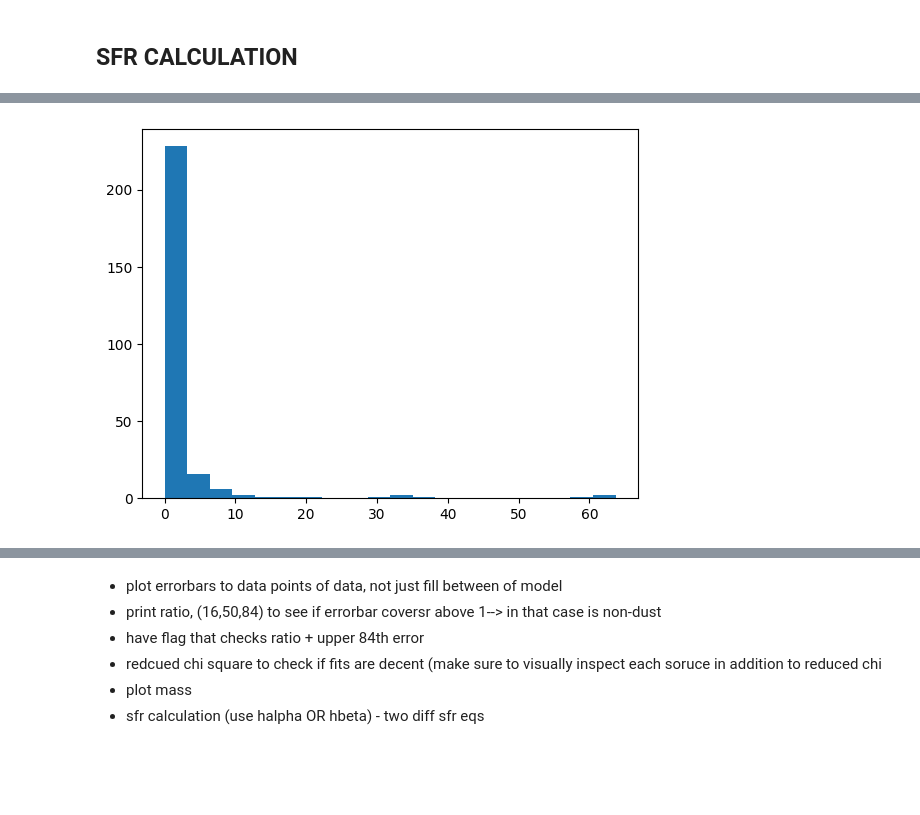
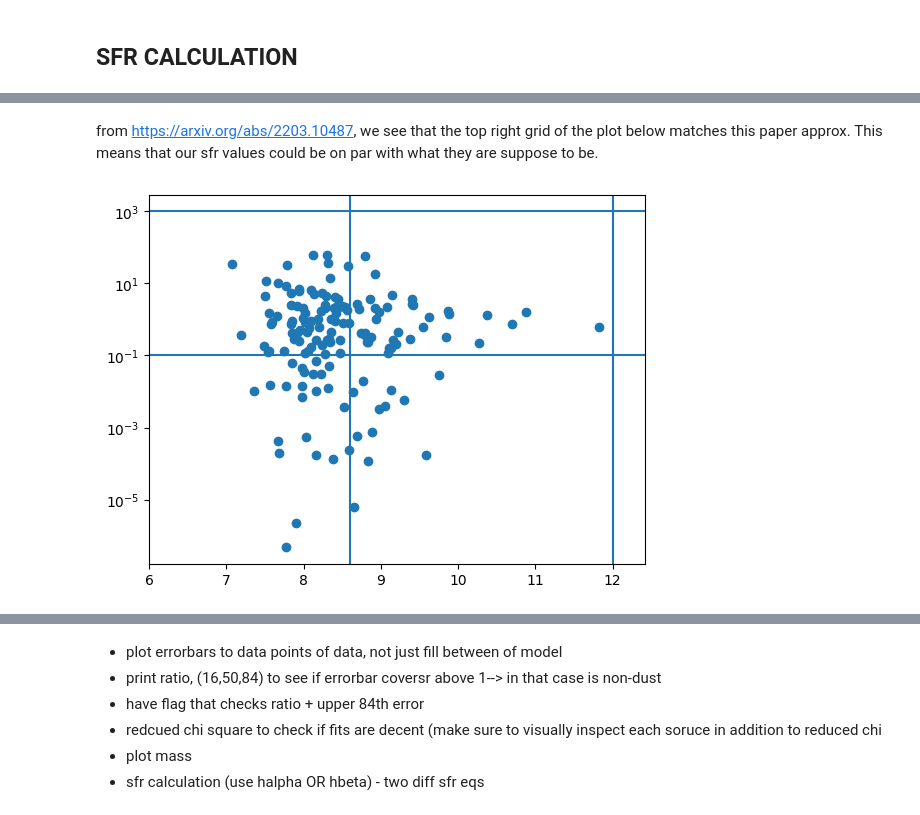
Before and after one commit to lipikachatur/VIP, a Jupyter notebook: (6) star formation rate.ipynb, the cells around one changed output, grey strips where cells are left out. Drawn from its saved outputs; the diff is of its cells as text; code cells hidden in the pictures; blank space fills up the shorter version.

```diff
--- a/(6) star formation rate.ipynb
+++ b/(6) star formation rate.ipynb
@@ -662,7 +461,7 @@ flux_entered = []
 flux_to_lum = []
 index_stored = []
 
-for i, r in enumerate(new_redshifts[:10]):
+for i, r in enumerate(new_redshifts):
     if flags[i] == True:
         file_name = source_name[i]
         after_wavelength = rest_frame_wavelength_cleaned[i]
@@ -808,9 +551,15 @@ np.sum(zoom[:-1]*diff_wav)
-# %%
-#mask = (sfr_median_master >5)
-plt.figure()
-#plt.scatter(new_redshifts,sfr_median_master)
-plt.hist(sfr_median_master,bins=20)
-
-plt.show()
-# %% [output]
-[figure, removed]
+# %% [markdown]
+from https://arxiv.org/abs/2203.10487, we see that the top right grid of the plot below matches this paper approx. This means that our sfr values could be on par with what they are suppose to be.
+# %%
+mask = (flags == True)
+plt.figure()
+plt.scatter(RUBIES_and_CEERS_table['median_mass'][mask], np.array(sfr_median_master) [mask])
+plt.xlim(6,None)
+plt.yscale('log')
+plt.axhline(1e-1)
+plt.axhline(1e3)
+plt.axvline(8.6)
+plt.axvline(12)
+plt.show()
+# %% [output]
+[figure, added]
```
Also changed, not shown: parts of 16 cells of this notebook, 5 other files.
